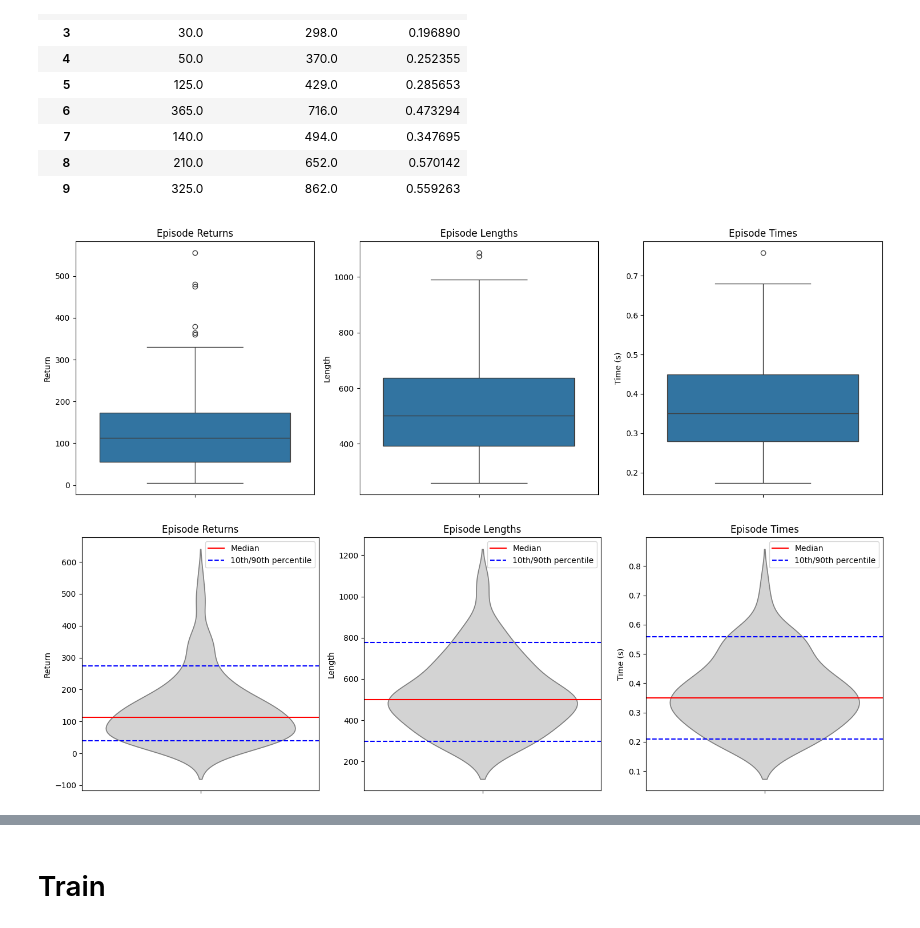
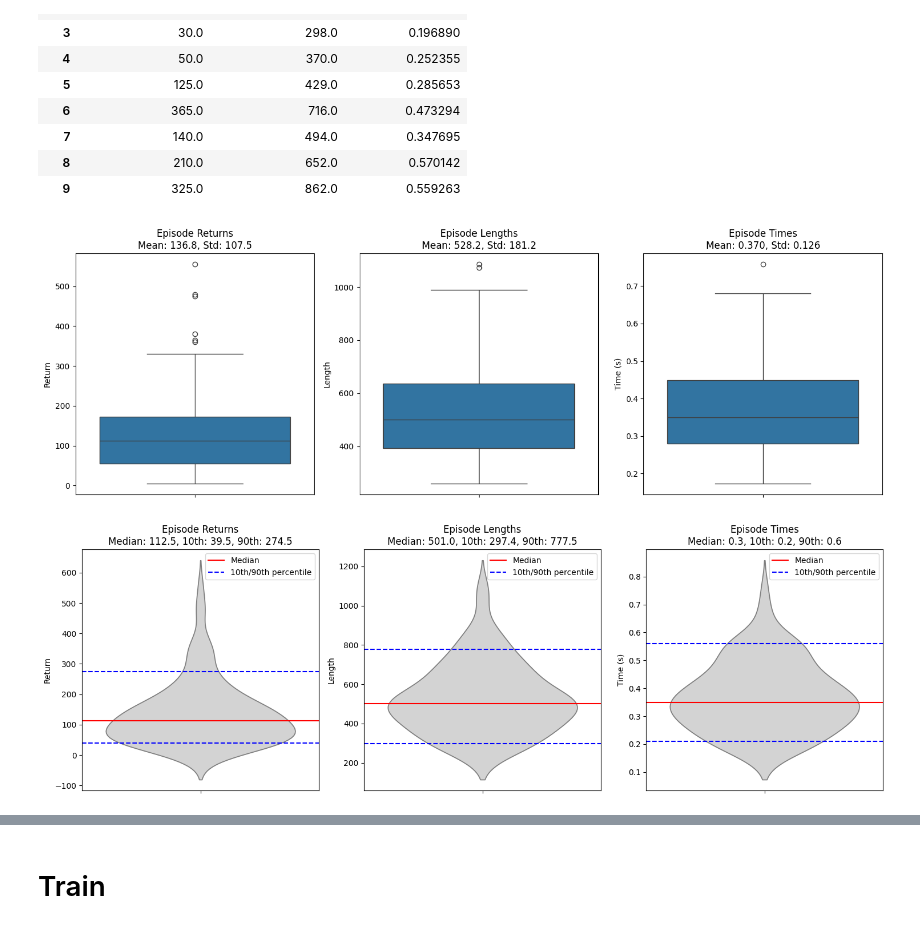
Before and after one commit to florinbarbisch/rle-assginment, a Jupyter notebook: eval.ipynb, the cells around one changed output, grey strips where cells are left out. Cells and saved outputs as stored; diff of their text form; code cells hidden in the pictures.

```diff
--- a/eval.ipynb
+++ b/eval.ipynb
@@ -50,53 +50,58 @@ import seaborn as sns
 # Create figure with subplots
 fig, axes = plt.subplots(1, 3, figsize=(15, 5))
 
+# Calculate statistics for each metric
+returns = df['eval/episodic_return'].dropna()
+lengths = df['eval/episodic_length'].dropna()
+times = df['eval/episodic_time'].dropna()
+
 # Create box plots for each metric
-sns.boxplot(y=df['eval/episodic_return'].dropna(), ax=axes[0])
-axes[0].set_title('Episode Returns')
+sns.boxplot(y=returns, ax=axes[0])
+axes[0].set_title(f'Episode Returns\nMean: {returns.mean():.1f}, Std: {returns.std():.1f}')
 axes[0].set_ylabel('Return')
 
-sns.boxplot(y=df['eval/episodic_length'].dropna(), ax=axes[1])
-axes[1].set_title('Episode Lengths')
+sns.boxplot(y=lengths, ax=axes[1])
+axes[1].set_title(f'Episode Lengths\nMean: {lengths.mean():.1f}, Std: {lengths.std():.1f}')
 axes[1].set_ylabel('Length')
 
-sns.boxplot(y=df['eval/episodic_time'].dropna(), ax=axes[2])
-axes[2].set_title('Episode Times')
+sns.boxplot(y=times, ax=axes[2])
+axes[2].set_title(f'Episode Times\nMean: {times.mean():.3f}, Std: {times.std():.3f}')
 axes[2].set_ylabel('Time (s)')
 
 plt.tight_layout()
 plt.show()
 # %% [output]
-[figure, old version]
+[figure, new version]
 # %%
 # Create figure with subplots for median/percentile plots
 fig, axes = plt.subplots(1, 3, figsize=(15, 5))
 
 # Calculate percentiles for each metric
 metrics = ['eval/episodic_return', 'eval/episodic_length', 'eval/episodic_time']
 titles = ['Episode Returns', 'Episode Lengths', 'Episode Times']
 ylabels = ['Return', 'Length', 'Time (s)']
 
 for i, (metric, title, ylabel) in enumerate(zip(metrics, titles, ylabels)):
     data = df[metric].dropna()
 
     # Calculate statistics
     median = np.median(data)
     p10 = np.percentile(data, 10)
     p90 = np.percentile(data, 90)
 
     # Create violin plot
     sns.violinplot(y=data, ax=axes[i], inner=None, color='lightgray')
 
     # Add lines for median and percentiles
     axes[i].axhline(y=median, color='red', linestyle='-', label='Median')
     axes[i].axhline(y=p10, color='blue', linestyle='--', label='10th/90th percentile')
     axes[i].axhline(y=p90, color='blue', linestyle='--')
 
-    axes[i].set_title(title)
+    axes[i].set_title(f"{title}\nMedian: {median:.1f}, 10th: {p10:.1f}, 90th: {p90:.1f}")
     axes[i].set_ylabel(ylabel)
     axes[i].legend()
 
 plt.tight_layout()
 plt.show()
 # %% [output]
-[figure, old version]
+[figure, new version]
```
Also changed, not shown: parts of 1 cell of this notebook.
